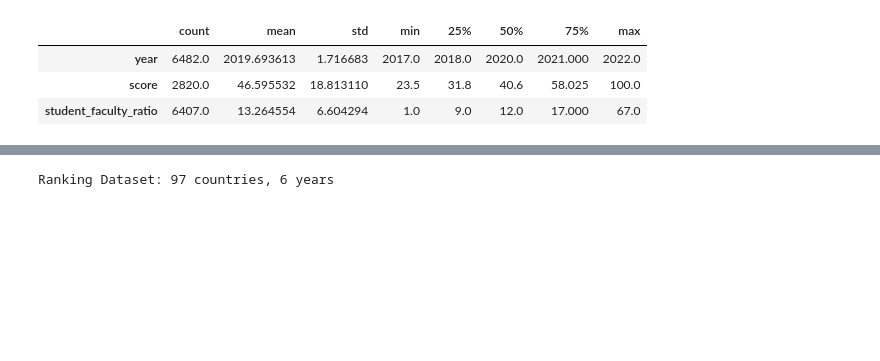
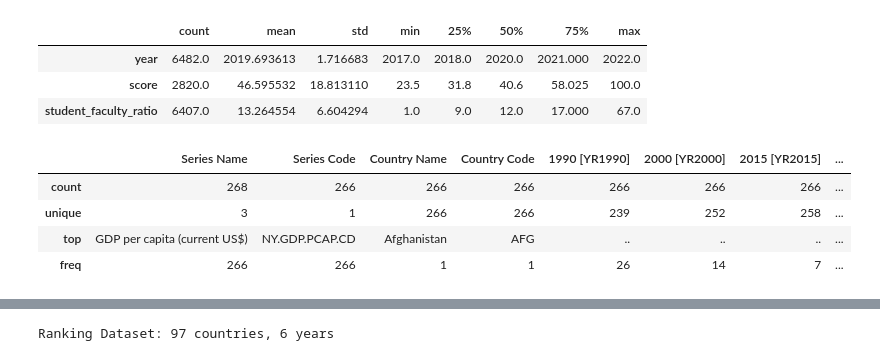
Before and after one commit to i11g/Data-Science-Project, a Jupyter notebook: Data.ipynb, the cells around one changed output, grey strips where cells are left out. Cells and saved outputs as stored; diff of their text form; code cells hidden in the pictures; blank space fills up the shorter version.

```diff
--- a/Data.ipynb
+++ b/Data.ipynb
@@ -289,6 +325,14 @@ df_rank.describe().T
 | year | 6482.0 | 2019.693613 | 1.716683 | 2017.0 | 2018.0 | 2020.0 | 2021.000 | 2022.0 |
 | score | 2820.0 | 46.595532 | 18.813110 | 23.5 | 31.8 | 40.6 | 58.025 | 100.0 |
 | student_faculty_ratio | 6407.0 | 13.264554 | 6.604294 | 1.0 | 9.0 | 12.0 | 17.000 | 67.0 |
+# %%
+df_gdp.describe()
+# %% [output]
+|  | Series Name | Series Code | Country Name | Country Code | 1990 [YR1990] | 2000 [YR2000] | 2015 [YR2015] | ... |
+| count | 268 | 266 | 266 | 266 | 266 | 266 | 266 | ... |
+| unique | 3 | 1 | 266 | 266 | 239 | 252 | 258 | ... |
+| top | GDP per capita (current US$) | NY.GDP.PCAP.CD | Afghanistan | AFG | .. | .. | .. | ... |
+| freq | 266 | 266 | 1 | 1 | 26 | 14 | 7 | ... |
 # %%
 df_rank.head(5)
 # %% [output]
```
Also changed, not shown: parts of 13 cells of this notebook, 1 other file.
